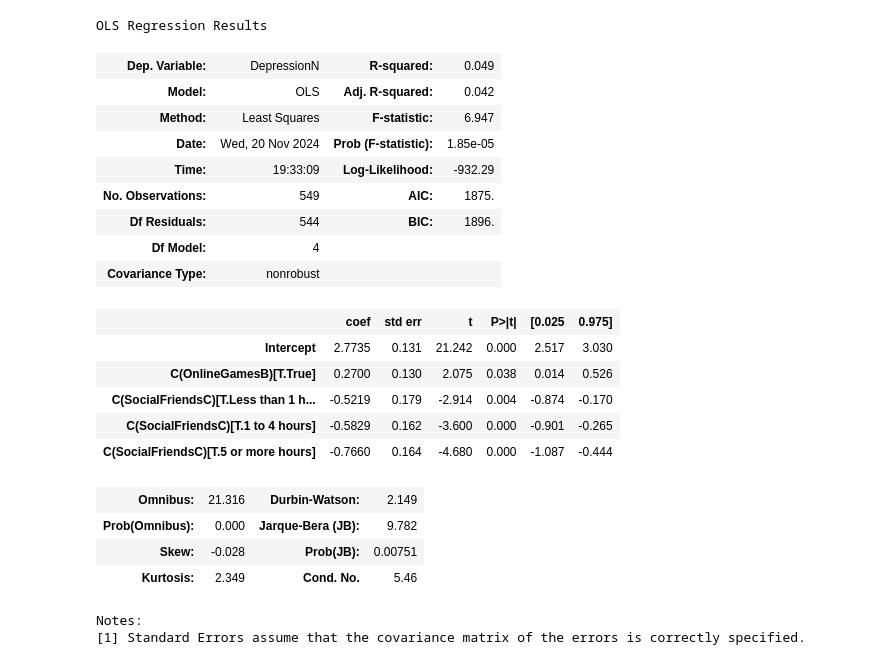
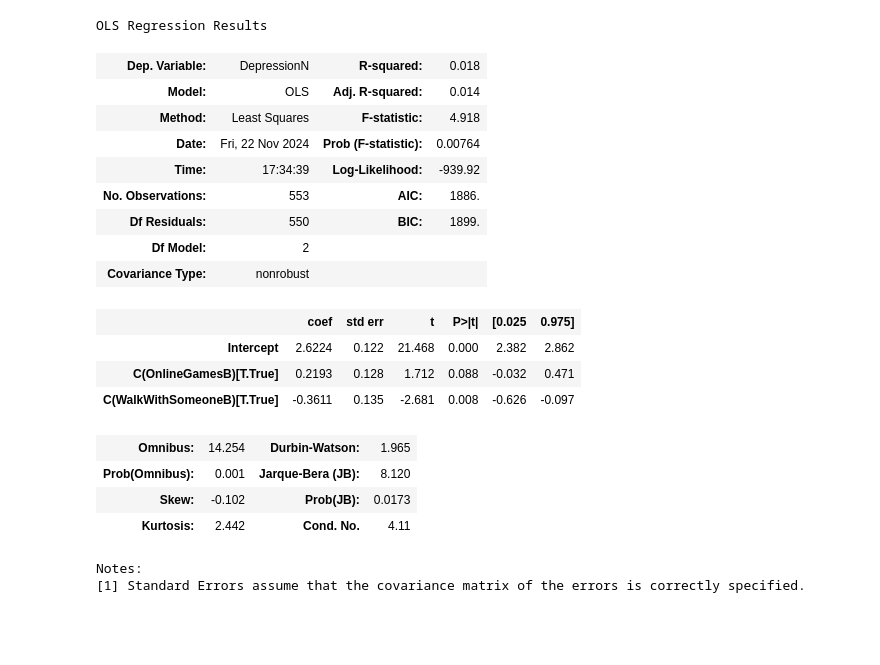
Before and after one commit to Zain-Mahmoud/sta130cp, a Jupyter notebook: Jason_analysis.ipynb, the cells around one changed output. Drawn from its saved outputs; the diff is of its cells as text; code cells hidden in the pictures; blank space fills up the shorter version.

```diff
--- a/Jason_analysis.ipynb
+++ b/Jason_analysis.ipynb
@@ -28,7 +28,7 @@ mapping_dict = {
 # Create columns for OnlineGames and SocialFriends with 'C' (text) and numeric values
 df['OnlineGamesC'] = df['CONNECTION_activities_onlinegames_p3m']
 
-df['SocialFriendsC'] = df['CONNECTION_social_time_friends_p7d_grouped']
+df['WalkWithSomeoneC'] = df['CONNECTION_activities_walk_p3m']
 
 # Create 'Depression' column with numeric values only
 df['DepressionC'] = df['WELLNESS_malach_pines_burnout_measure_depressed']
@@ -37,7 +37,7 @@ df['DepressionN'] = df['WELLNESS_malach_pines_burnout_measure_depressed'].map(ma
 
 
 # Drop the original columns from df
-keep_cols = ['OnlineGamesC', 'SocialFriendsC', 'DepressionC', 'DepressionN']
+keep_cols = ['OnlineGamesC', 'WalkWithSomeoneC', 'DepressionC', 'DepressionN']
 df = df[keep_cols]
 # %%
 # Drop NA
@@ -51,12 +51,14 @@ df['OnlineGamesC'] = pd.Categorical(df['OnlineGamesC'],
                                            ordered=True)
 
 # Reorder the categories for SocialFriendsC to make "No time" the reference category
-df['SocialFriendsC'] = pd.Categorical(df['SocialFriendsC'],
-                                            categories=['No time', 'Less than 1 hour', '1 to 4 hours', '5 or more hours'],
+df['WalkWithSomeoneC'] = pd.Categorical(df['WalkWithSomeoneC'],
+                                           categories=['Not in the past three months', 'Less than monthly', 'Monthly',
+                                                       'A few times a month', 'Weekly', 'A few times a week',
+                                                       'Daily or almost daily'],
                                             ordered=True)
 # %%
-df["OnlineGamesB"] = df["OnlineGamesC"] != "Not in the past three months"
-df['SocialFriendsB'] = df['SocialFriendsC'] != 'No time'
+df["OnlineGamesB"] = df["OnlineGamesC"] != 'Not in the past three months'
+df['WalkWithSomeoneB'] = df['WalkWithSomeoneC'] != 'Not in the past three months'
 # %%
 df
 # %% [output]
@@ -116,33 +121,31 @@ Notes:
 # %%
 # Fit the OLS model using categorical values (OnlineGamesB and SocialFriendsC)
 # Binary values for online games
-ols_model_b = smf.ols("DepressionN ~ C(OnlineGamesB) + C(SocialFriendsC)", data=train_df)
+ols_model_b = smf.ols("DepressionN ~ C(OnlineGamesB) + C(WalkWithSomeoneB)", data=train_df)
 
 fitted_ols_model_b = ols_model_b.fit()
 
 # Display the regression results
 fitted_ols_model_b.summary()
 # %% [output]
 OLS Regression Results
-| Dep. Variable: | DepressionN | R-squared: | 0.049 |
-| Model: | OLS | Adj. R-squared: | 0.042 |
-| Method: | Least Squares | F-statistic: | 6.947 |
-| Date: | Wed, 20 Nov 2024 | Prob (F-statistic): | 1.85e-05 |
-| Time: | 19:33:09 | Log-Likelihood: | -932.29 |
-| No. Observations: | 549 | AIC: | 1875. |
-| Df Residuals: | 544 | BIC: | 1896. |
-| Df Model: | 4 |  |  |
+| Dep. Variable: | DepressionN | R-squared: | 0.018 |
+| Model: | OLS | Adj. R-squared: | 0.014 |
+| Method: | Least Squares | F-statistic: | 4.918 |
+| Date: | Fri, 22 Nov 2024 | Prob (F-statistic): | 0.00764 |
+| Time: | 17:34:39 | Log-Likelihood: | -939.92 |
+| No. Observations: | 553 | AIC: | 1886. |
+| Df Residuals: | 550 | BIC: | 1899. |
+| Df Model: | 2 |  |  |
 | Covariance Type: | nonrobust |  |  |
 |  | coef | std err | t | P>|t| | [0.025 | 0.975] |
-| Intercept | 2.7735 | 0.131 | 21.242 | 0.000 | 2.517 | 3.030 |
-| C(OnlineGamesB)[T.True] | 0.2700 | 0.130 | 2.075 | 0.038 | 0.014 | 0.526 |
-| C(SocialFriendsC)[T.Less than 1 h... | -0.5219 | 0.179 | -2.914 | 0.004 | -0.874 | -0.170 |
-| C(SocialFriendsC)[T.1 to 4 hours] | -0.5829 | 0.162 | -3.600 | 0.000 | -0.901 | -0.265 |
-| C(SocialFriendsC)[T.5 or more hours] | -0.7660 | 0.164 | -4.680 | 0.000 | -1.087 | -0.444 |
+| Intercept | 2.6224 | 0.122 | 21.468 | 0.000 | 2.382 | 2.862 |
+| C(OnlineGamesB)[T.True] | 0.2193 | 0.128 | 1.712 | 0.088 | -0.032 | 0.471 |
+| C(WalkWithSomeoneB)[T.True] | -0.3611 | 0.135 | -2.681 | 0.008 | -0.626 | -0.097 |
-| Omnibus: | 21.316 | Durbin-Watson: | 2.149 |
-| Prob(Omnibus): | 0.000 | Jarque-Bera (JB): | 9.782 |
-| Skew: | -0.028 | Prob(JB): | 0.00751 |
-| Kurtosis: | 2.349 | Cond. No. | 5.46 |
+| Omnibus: | 14.254 | Durbin-Watson: | 1.965 |
+| Prob(Omnibus): | 0.001 | Jarque-Bera (JB): | 8.120 |
+| Skew: | -0.102 | Prob(JB): | 0.0173 |
+| Kurtosis: | 2.442 | Cond. No. | 4.11 |
 Notes:
 [1] Standard Errors assume that the covariance matrix of the errors is correctly specified.
 # %%
```
Also changed, not shown: parts of 7 cells of this notebook.
